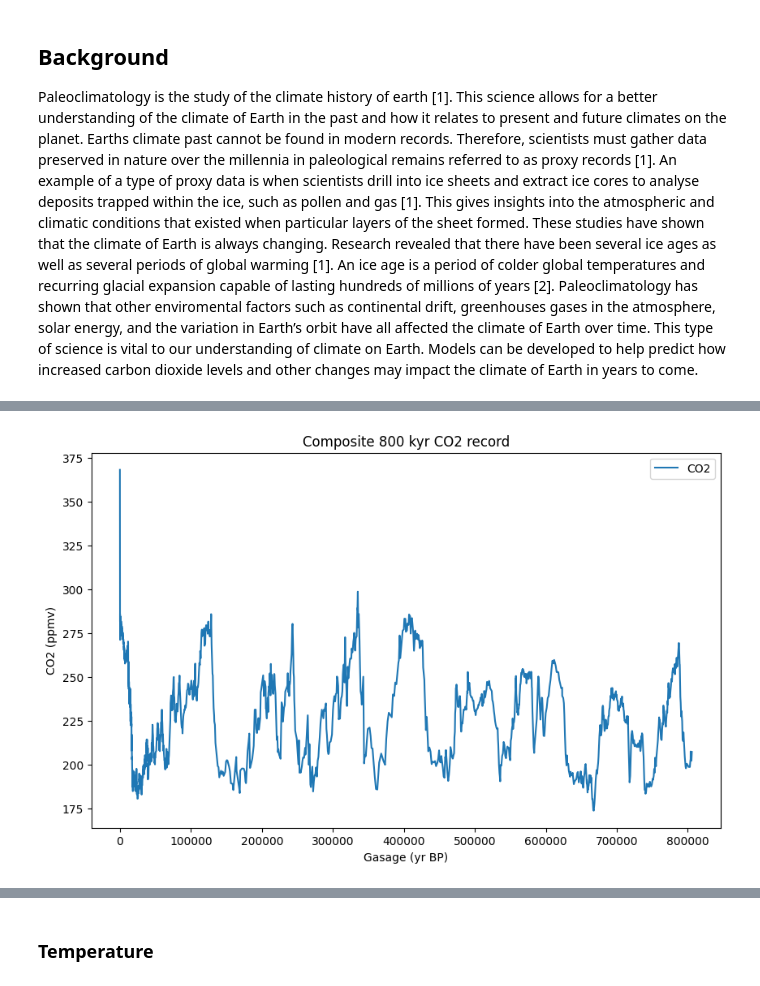
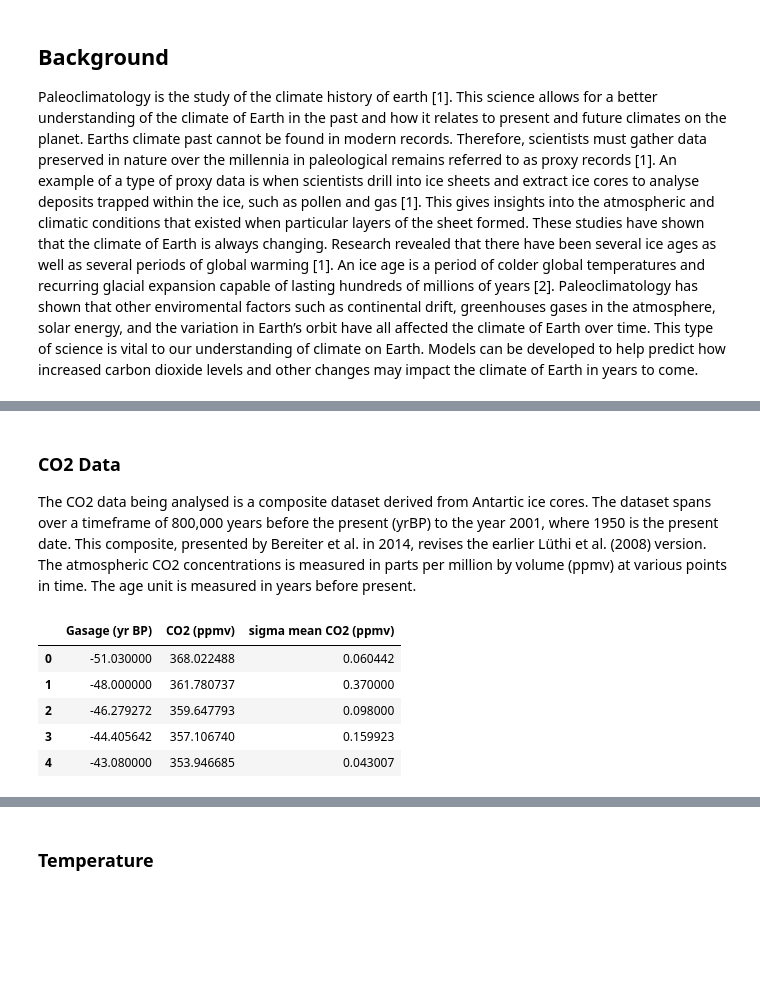
Before and after one commit to claretubs/paleo-present-climate-data, a Jupyter notebook: project.ipynb, the cells around one changed output, grey strips where cells are left out. Saved outputs shown, nothing was run; the diff lists cells and outputs as text; code cells hidden in the pictures; blank space fills up the shorter version.

```diff
--- a/project.ipynb
+++ b/project.ipynb
@@ -12,6 +10,9 @@ The CO2 data being analysed is a composite dataset derived from Antartic ice cor
 # Import necessary libraries.
 import pandas as pd
 import matplotlib.pyplot as plt
+# %% [markdown]
+### CO2 Data
+The CO2 data being analysed is a composite dataset derived from Antartic ice cores. The dataset spans over a timeframe of 800,000 years before the present (yrBP) to the year 2001, where 1950 is the present date. This composite, presented by Bereiter et al. in 2014, revises the earlier Lüthi et al. (2008) version. The  atmospheric CO2 concentrations is measured in parts per million by volume (ppmv) at various points in time. The age unit is measured in years before present.
 # %%
 # Load CO2 data.
 df = pd.read_excel('data/new_atmospheric_CO2.xls', sheet_name='CO2 Composite', skiprows=range(14))
@@ -24,14 +19,12 @@ co2_data = df[['Gasage (yr BP)', 'CO2 (ppmv)']]
-# %%
-# Plot Composite 800 kyr CO2 record.
-plt.figure(figsize=(10, 6))
-plt.plot(co2_data['Gasage (yr BP)'], co2_data['CO2 (ppmv)'], label='CO2')
-plt.xlabel('Gasage (yr BP)')
-plt.ylabel('CO2 (ppmv)')
-plt.title('Composite 800 kyr CO2 record')
-plt.legend()
-plt.show()
-# %% [output]
-[figure, removed]
+# %%
+df.head()
+# %% [output]
+|  | Gasage (yr BP) | CO2 (ppmv) | sigma mean CO2 (ppmv) |
+| 0 | -51.030000 | 368.022488 | 0.060442 |
+| 1 | -48.000000 | 361.780737 | 0.370000 |
+| 2 | -46.279272 | 359.647793 | 0.098000 |
+| 3 | -44.405642 | 357.106740 | 0.159923 |
+| 4 | -43.080000 | 353.946685 | 0.043007 |
 # %% [markdown]
 ### Mauna Loa Data
 The Mauna Loa data has the the latest anthropogenic data. Since 1958, the atmospheric carbon dioxide (CO2) concentration measurements were collected at the Mauna Loa Observatory in Hawaii. The observatory is in prime location to sample the Earths air. It is situated on the side of Mauna Loa, the world’s largest active volcano. The observatory is approximately 3,400 meters above sea level and remains a long distance away from significant pollution sources [4]. This means the air is relatively clean. The Mauna Loa Observatory allows scientists to understand the ongoing increase in greenhouse gas concentrations. The measurements are essential for assessing  the impact of human-induced climate change on the Earth's atmosphere. National Oceanic and Atmospheric Administration (NOAA) maintained the dataset.
```
Also changed, not shown: parts of 20 cells of this notebook.
